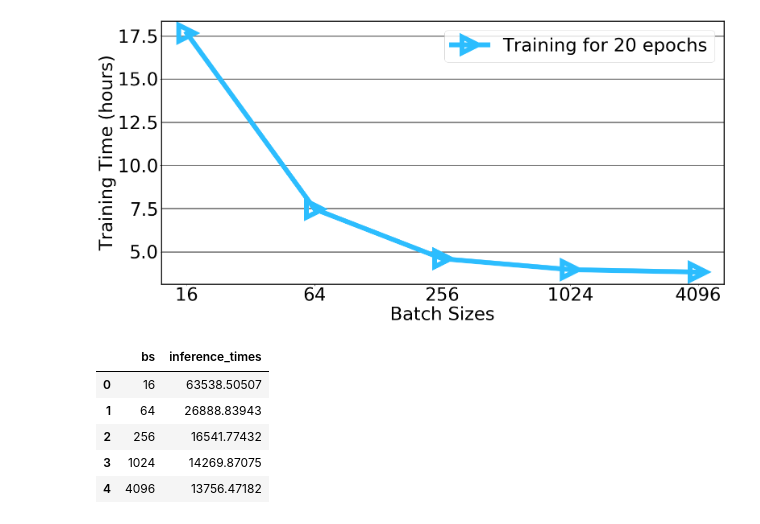
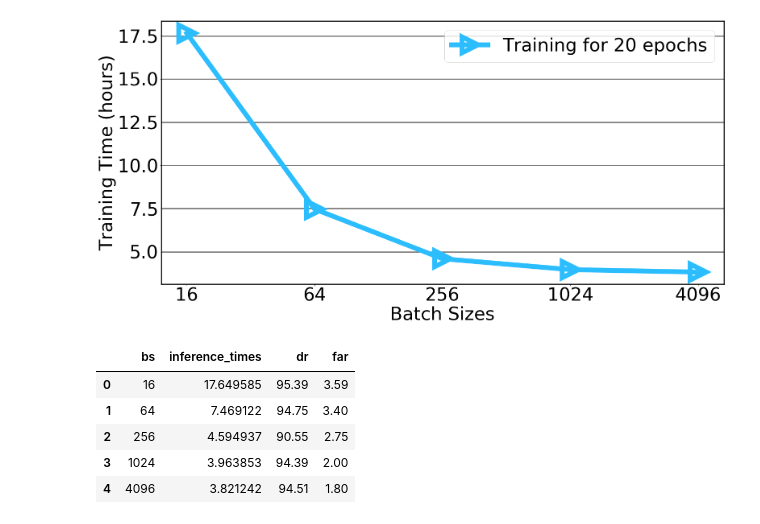
Before and after one commit to harel-coffee/nids-with-sampling-auto, a Jupyter notebook: notebooks/flow-level_eval/Batch size and time.ipynb, the cells around one changed output. Cells and saved outputs as stored; diff of their text form; code cells hidden in the pictures.

```diff
--- a/notebooks/flow-level_eval/Batch size and time.ipynb
+++ b/notebooks/flow-level_eval/Batch size and time.ipynb
@@ -72,16 +72,19 @@ plt.savefig(join(dataroot,'training_time_per_batch_size.png'))
 # %% [output]
 [figure]
 [figure]
-# %%
-import pandas as pd
-df = pd.DataFrame({'bs':batch_sizes,'inference_times':inference_times})
-df
-# %% [output]
-|  | bs | inference_times |
-| 0 | 16 | 63538.50507 |
-| 1 | 64 | 26888.83943 |
-| 2 | 256 | 16541.77432 |
-| 3 | 1024 | 14269.87075 |
-| 4 | 4096 | 13756.47182 |
+# %%
+import pandas as pd
+drs = [95.39, 94.75, 90.55, 94.39, 94.51]
+fars = [3.59, 3.4, 2.75, 2, 1.8]
+df = pd.DataFrame({'bs':batch_sizes,'inference_times':inference_times, 'dr':drs,'far':fars})
+df['inference_times'] = df['inference_times']/(60*60)
+df
+# %% [output]
+|  | bs | inference_times | dr | far |
+| 0 | 16 | 17.649585 | 95.39 | 3.59 |
+| 1 | 64 | 7.469122 | 94.75 | 3.40 |
+| 2 | 256 | 4.594937 | 90.55 | 2.75 |
+| 3 | 1024 | 3.963853 | 94.39 | 2.00 |
+| 4 | 4096 | 3.821242 | 94.51 | 1.80 |
 # %%
 %load_ext rpy2.ipython
```
Also changed, not shown: parts of 4 cells of this notebook.
